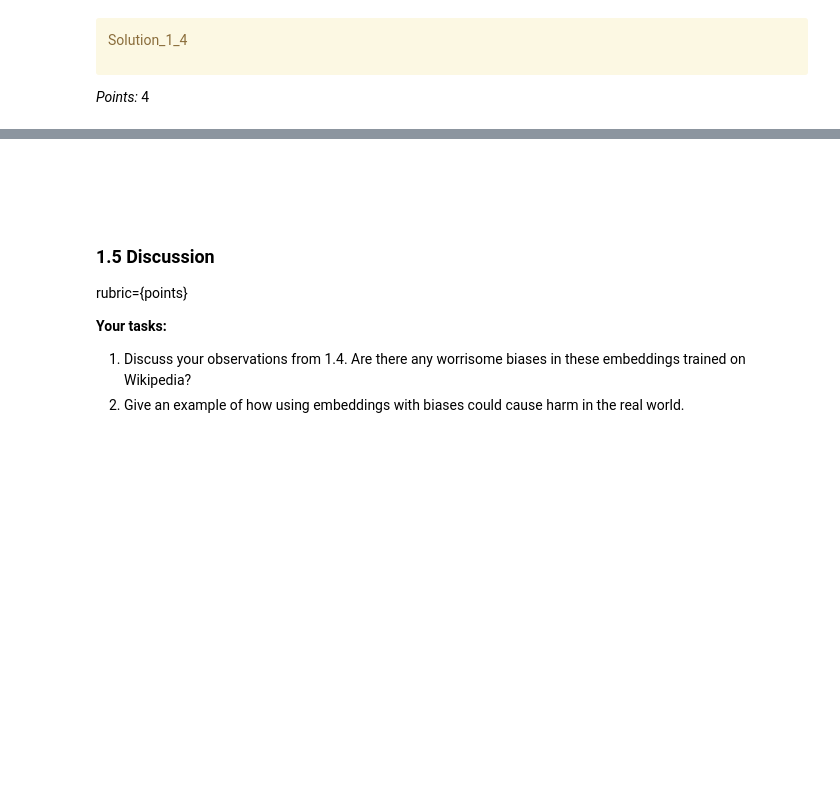
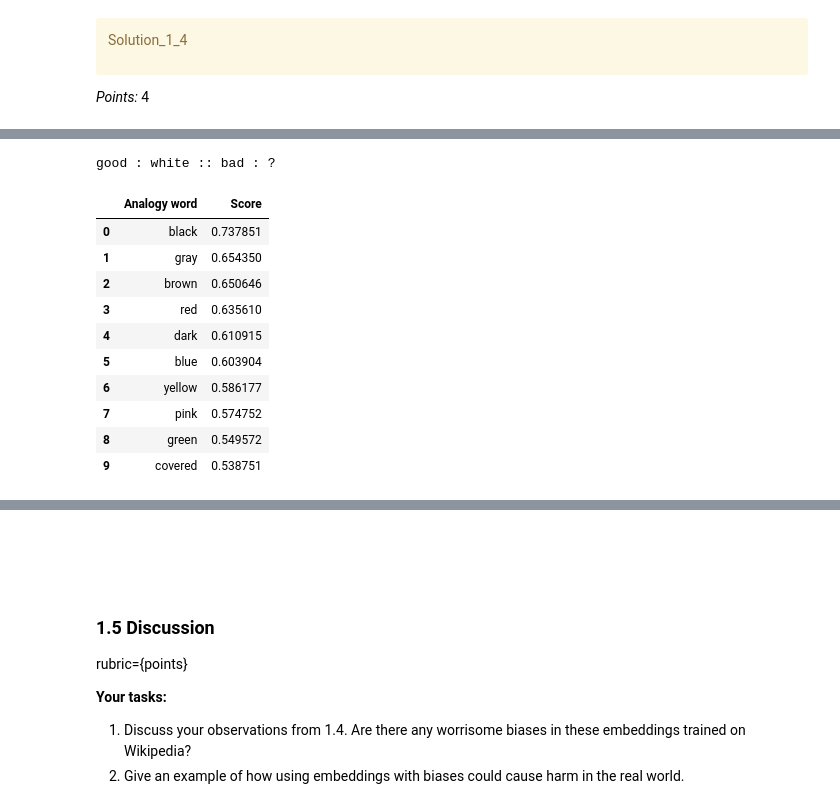
Before and after one commit to moraesand/hw7_330, a Jupyter notebook: hw7.ipynb, the cells around one changed output, grey strips where cells are left out. Saved outputs shown, nothing was run; the diff lists cells and outputs as text; code cells hidden in the pictures; blank space fills up the shorter version.

```diff
--- a/hw7.ipynb
+++ b/hw7.ipynb
@@ -340,3 +399,16 @@ _Points:_ 4
 # %%
-...
+analogy("good", "white", "bad")
+# %% [output]
+good : white :: bad : ?
+|  | Analogy word | Score |
+| 0 | black | 0.737851 |
+| 1 | gray | 0.654350 |
+| 2 | brown | 0.650646 |
+| 3 | red | 0.635610 |
+| 4 | dark | 0.610915 |
+| 5 | blue | 0.603904 |
+| 6 | yellow | 0.586177 |
+| 7 | pink | 0.574752 |
+| 8 | green | 0.549572 |
+| 9 | covered | 0.538751 |
 # %%
```
Also changed, not shown: parts of 10 cells of this notebook.
